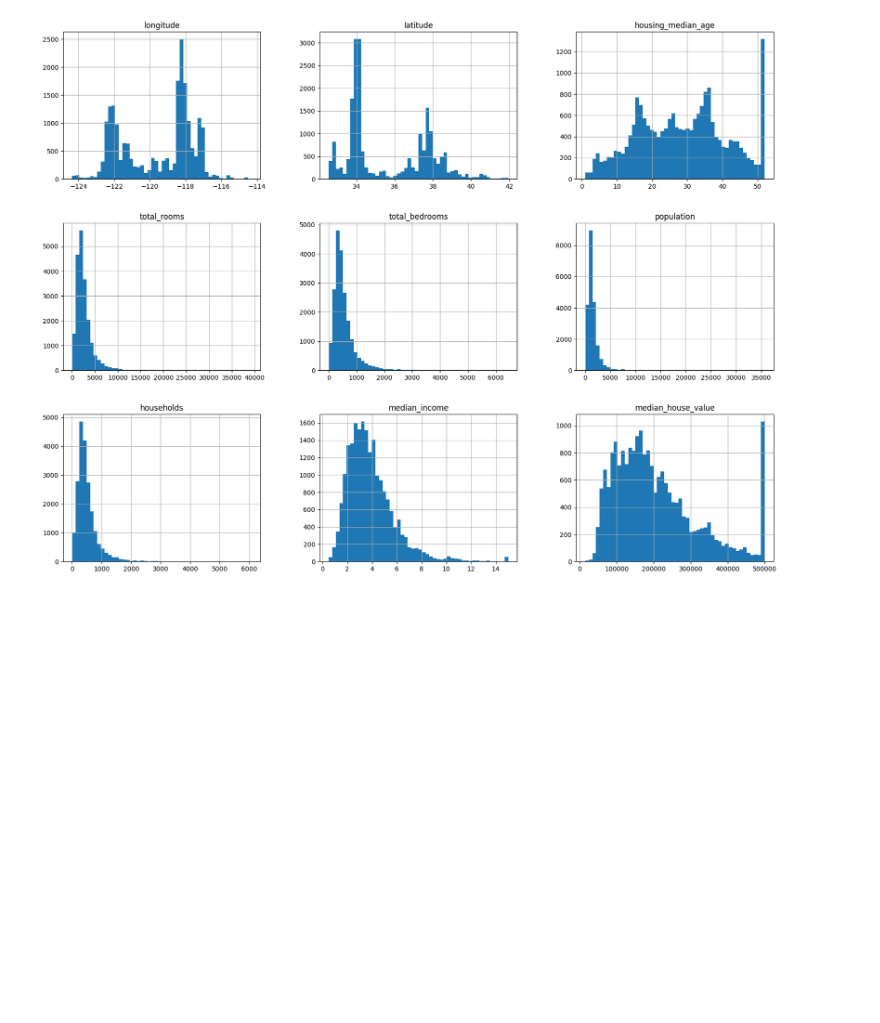
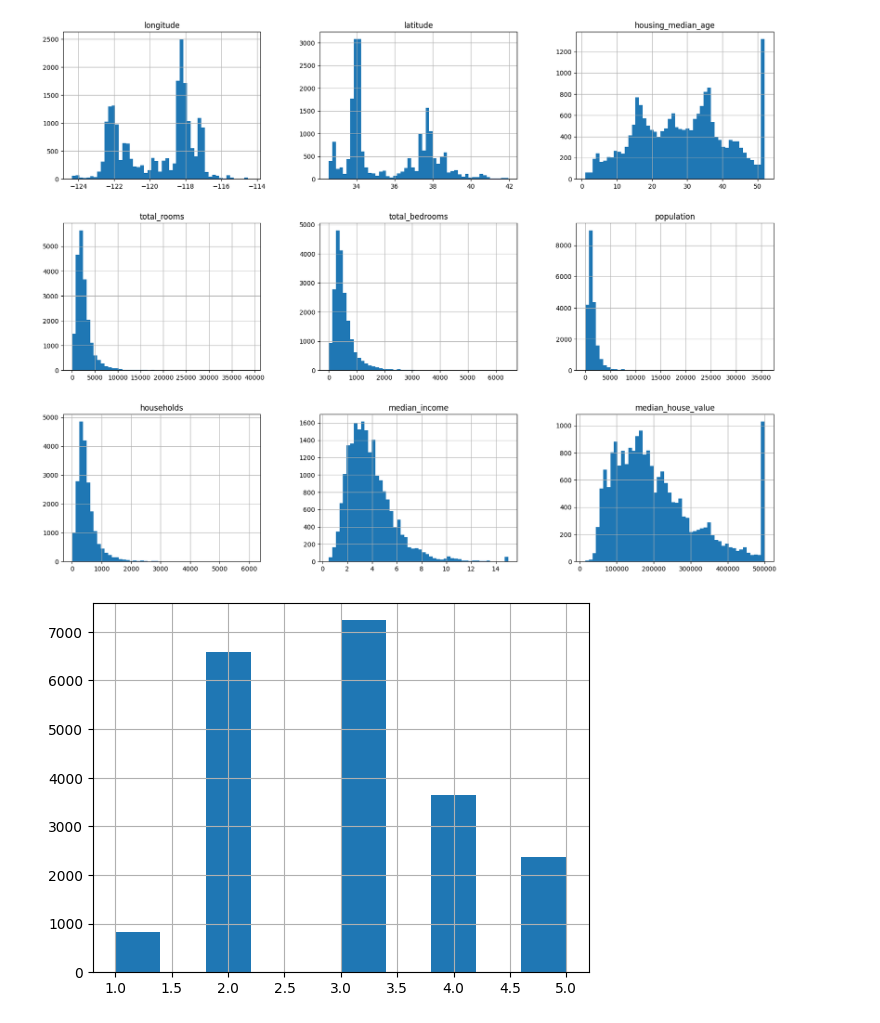
Before and after one commit to Algebra101/Housing-in-USA-1990-California-, a Jupyter notebook: housing.ipynb, the cells around one changed output. Cells and saved outputs as stored; diff of their text form; code cells hidden in the pictures; blank space fills up the shorter version.

Commit message:
Kaggle Notebook | Housing | updated with visualization

```diff
--- a/housing.ipynb
+++ b/housing.ipynb
@@ -65,3 +73,14 @@ housing.hist(bins = 50, figsize = (20,15))
 plt.show()
 # %% [output]
 [figure]
+# %%
+#splitting the dataset into train and test in the ratio of 0.8:0.2
+train_set, test_set = train_test_split(housing, test_size = 0.2, random_state = 42)
+
+# Ensuring various categories of incomes is considered in the splitting(important attribute in predicting)
+housing["income_cat"] = pd.cut(housing["median_income"],
+                              bins = [0., 1.5, 3.0, 4.5, 6., np.inf],
+                              labels = [1,2,3,4,5])
+housing["income_cat"].hist();
+# %% [output]
+[figure, added]
```
Also changed, not shown: parts of 8 cells of this notebook.
